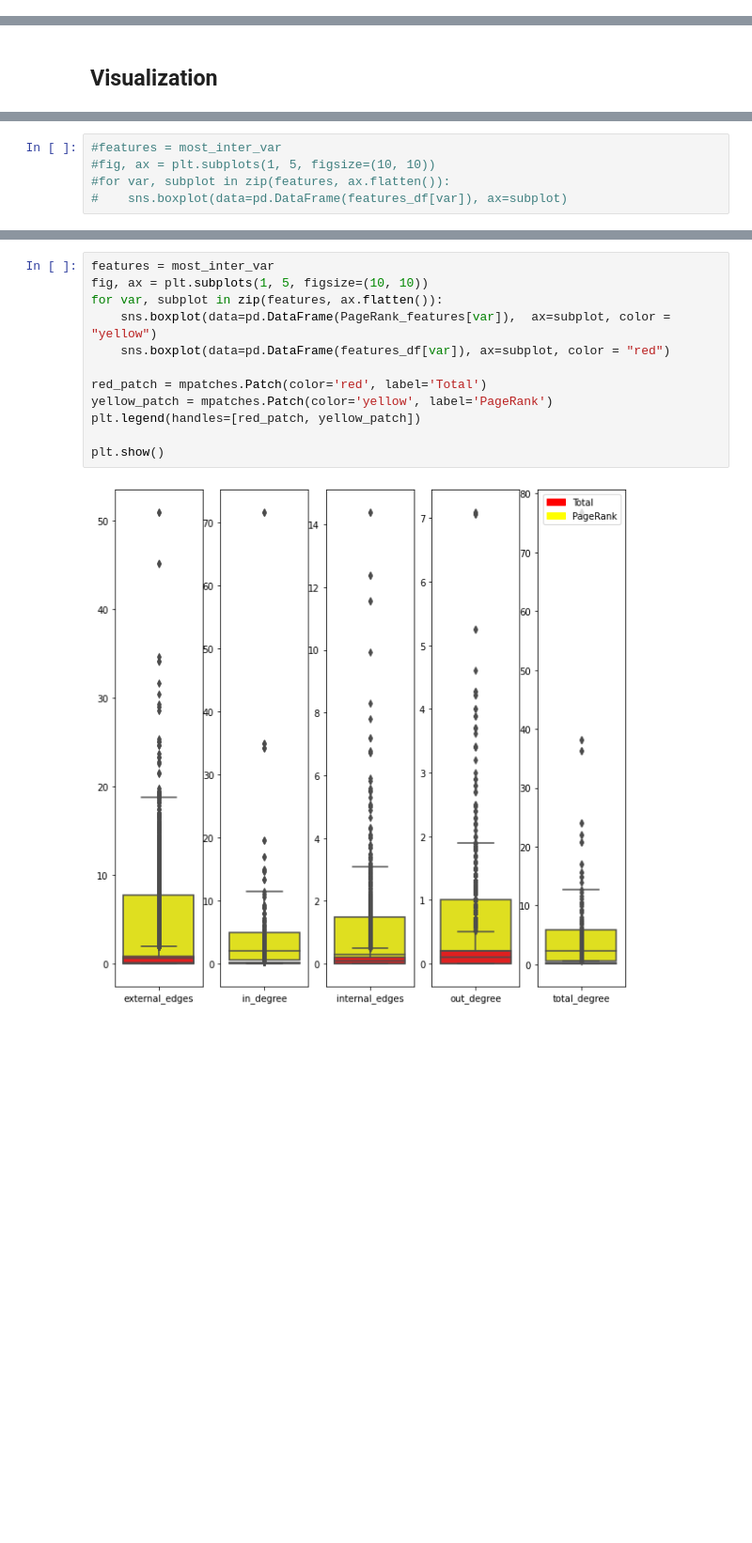
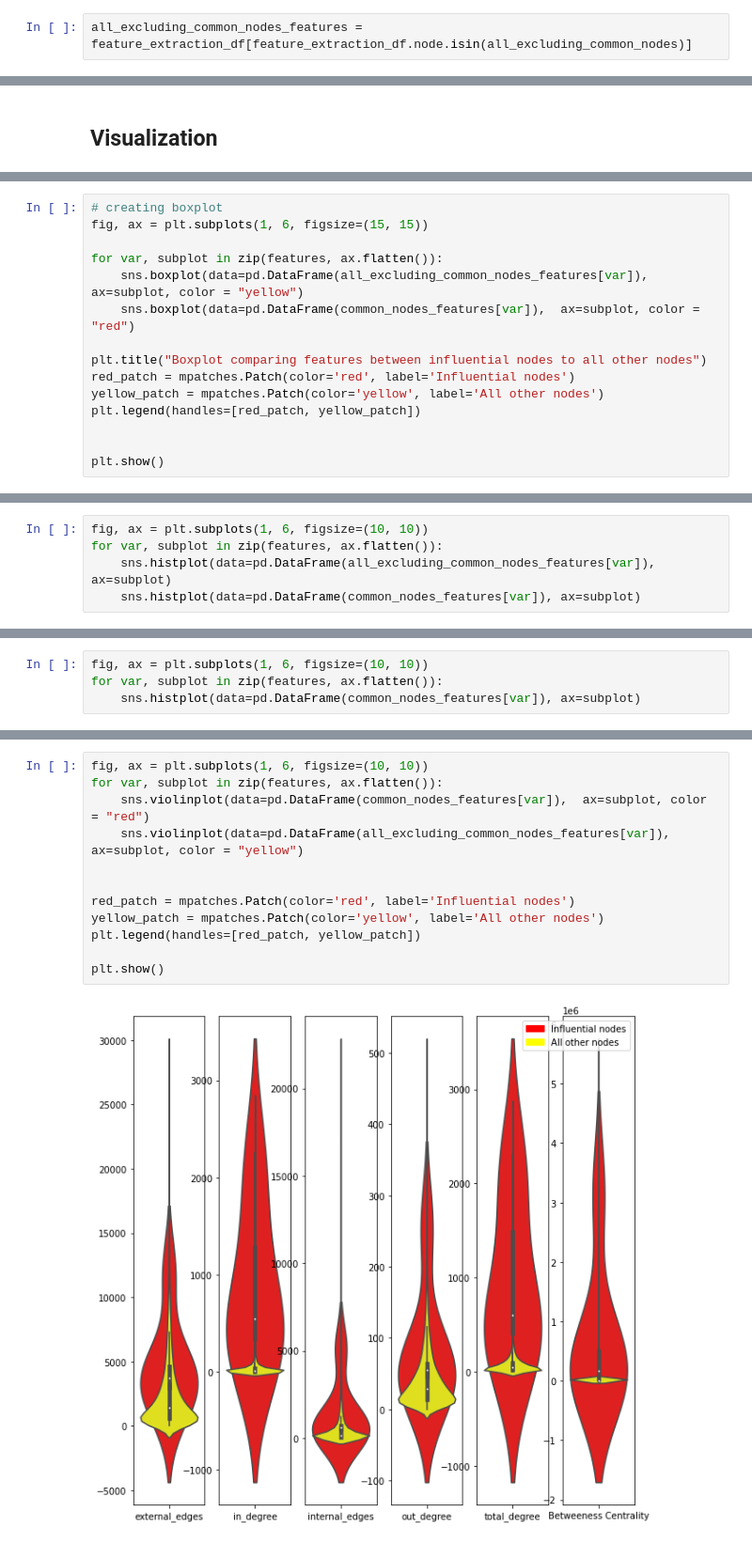
Before and after one commit to alexcosta13/twitter-superspreaders, a Jupyter notebook: 04_results_and_visualization.ipynb, the cells around one changed output, grey strips where cells are left out. Shown at 94% size. Saved outputs shown, nothing was run; the diff lists cells and outputs as text; blank space fills up the shorter version.

Commit message:
new visualizations

```diff
--- a/04_results_and_visualization.ipynb
+++ b/04_results_and_visualization.ipynb
@@ -217,0 +313,2 @@ PageRank_features = spreading_features[spreading_features.node.isin(PageRank_nod
+# %%
+all_excluding_common_nodes_features = feature_extraction_df[feature_extraction_df.node.isin(all_excluding_common_nodes)]
@@ -219,0 +344,15 @@ PageRank_features = spreading_features[spreading_features.node.isin(PageRank_nod
+# %%
+# creating boxplot
+fig, ax = plt.subplots(1, 6, figsize=(15, 15))
+
+for var, subplot in zip(features, ax.flatten()):
+    sns.boxplot(data=pd.DataFrame(all_excluding_common_nodes_features[var]), ax=subplot, color = "yellow")
+    sns.boxplot(data=pd.DataFrame(common_nodes_features[var]),  ax=subplot, color = "red")
+
+plt.title("Boxplot comparing features between influential nodes to all other nodes")
+red_patch = mpatches.Patch(color='red', label='Influential nodes')
+yellow_patch = mpatches.Patch(color='yellow', label='All other nodes')
+plt.legend(handles=[red_patch, yellow_patch])
+
+
+plt.show()
@@ -219,0 +363,5 @@ PageRank_features = spreading_features[spreading_features.node.isin(PageRank_nod
+# %%
+fig, ax = plt.subplots(1, 6, figsize=(10, 10))
+for var, subplot in zip(features, ax.flatten()):
+    sns.histplot(data=pd.DataFrame(all_excluding_common_nodes_features[var]), ax=subplot)
+    sns.histplot(data=pd.DataFrame(common_nodes_features[var]), ax=subplot)
@@ -220,5 +370,4 @@ PageRank_features = spreading_features[spreading_features.node.isin(PageRank_nod
 # %%
-#features = most_inter_var
-#fig, ax = plt.subplots(1, 5, figsize=(10, 10))
-#for var, subplot in zip(features, ax.flatten()):
-#    sns.boxplot(data=pd.DataFrame(features_df[var]), ax=subplot)
+fig, ax = plt.subplots(1, 6, figsize=(10, 10))
+for var, subplot in zip(features, ax.flatten()):
+    sns.histplot(data=pd.DataFrame(common_nodes_features[var]), ax=subplot)
@@ -225,14 +378,14 @@ PageRank_features = spreading_features[spreading_features.node.isin(PageRank_nod
 # %%
-features = most_inter_var
-fig, ax = plt.subplots(1, 5, figsize=(10, 10))
+fig, ax = plt.subplots(1, 6, figsize=(10, 10))
 for var, subplot in zip(features, ax.flatten()):
-    sns.boxplot(data=pd.DataFrame(PageRank_features[var]),  ax=subplot, color = "yellow")
-    sns.boxplot(data=pd.DataFrame(features_df[var]), ax=subplot, color = "red")
+    sns.violinplot(data=pd.DataFrame(common_nodes_features[var]),  ax=subplot, color = "red")
+    sns.violinplot(data=pd.DataFrame(all_excluding_common_nodes_features[var]), ax=subplot, color = "yellow")
 
-red_patch = mpatches.Patch(color='red', label='Total')
-yellow_patch = mpatches.Patch(color='yellow', label='PageRank')
+
+red_patch = mpatches.Patch(color='red', label='Influential nodes')
+yellow_patch = mpatches.Patch(color='yellow', label='All other nodes')
 plt.legend(handles=[red_patch, yellow_patch])
 
 plt.show()
 # %% [output]
-[figure, old version]
+[figure, new version]
```
Also changed, not shown: parts of 51 cells of this notebook.
